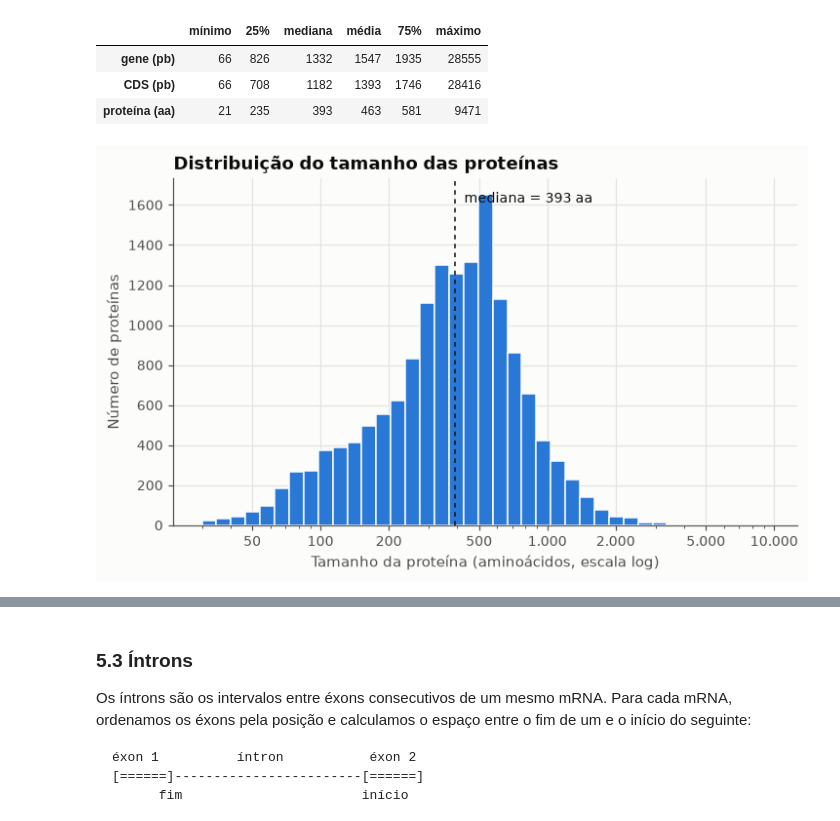
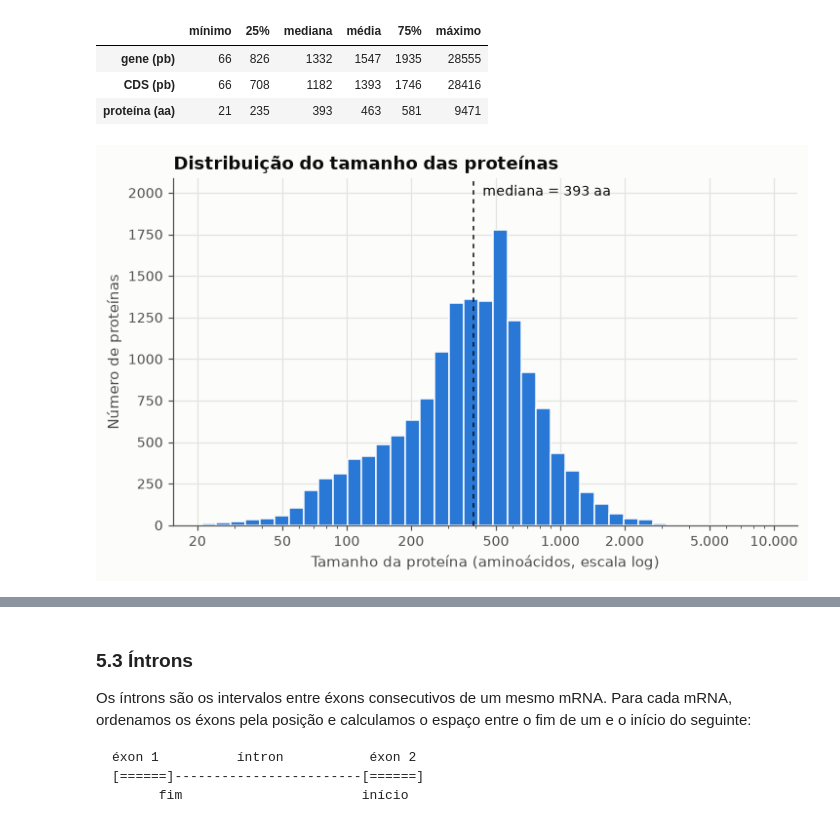
Before and after one commit to denilsonfbar/cabs-analise, a Jupyter notebook: notebooks/03_estrutura_ca142.ipynb, the cells around one changed output, grey strips where cells are left out. Drawn from its saved outputs; the diff is of its cells as text; code cells hidden in the pictures.

```diff
--- a/notebooks/03_estrutura_ca142.ipynb
+++ b/notebooks/03_estrutura_ca142.ipynb
@@ -101,11 +102,11 @@ def eixo_log(ax, compacto=True):
 
 def marcar_mediana(ax, valor, unidade):
     """Linha tracejada na mediana, com o rótulo do lado que tiver mais espaço."""
-    ax.get_xlim()                                           # garante que os limites do eixo já foram calculados
+    ax.set_ylim(top=ax.get_ylim()[1] * 1.12)               # abre espaço acima das barras para o rótulo
     pos = ax.transAxes.inverted().transform(ax.transData.transform((valor, 0)))[0]
     lado = (-6, "right") if pos > 0.6 else (6, "left")
     ax.axvline(valor, color=TINTA, linewidth=1, linestyle=(0, (3, 3)))
-    ax.annotate(f"mediana = {valor:.0f} {unidade}", (valor, 0.93), xycoords=("data", "axes fraction"),
+    ax.annotate(f"mediana = {valor:.0f} {unidade}", (valor, 0.95), xycoords=("data", "axes fraction"),
                 xytext=(lado[0], 0), textcoords="offset points", ha=lado[1], color=TINTA, fontsize=9)
 
 def fmt(n):
@@ -518,14 +655,14 @@ tamanhos
 | proteína (aa) | 21 | 235 | 393 | 463 | 581 | 9471 |
 # %%
 fig, ax = plt.subplots()
-bins = np.logspace(np.log10(30), np.log10(completos["tam_proteina"].max()), 40)
+bins = np.logspace(np.log10(completos["tam_proteina"].min()), np.log10(completos["tam_proteina"].max()), 40)
 ax.hist(completos["tam_proteina"], bins=bins, color=AZUL, edgecolor=FUNDO, linewidth=1)
 eixo_log(ax, compacto=False)
 marcar_mediana(ax, completos["tam_proteina"].median(), "aa")
 ax.set_xlabel("Tamanho da proteína (aminoácidos, escala log)")
 ax.set_ylabel("Número de proteínas")
 ax.set_title("Distribuição do tamanho das proteínas")
 salvar(fig, "03_tamanho_proteinas")
 plt.show()
 # %% [output]
-[figure, old version]
+[figure, new version]
```
Also changed, not shown: parts of 29 cells of this notebook, 30 other files.
